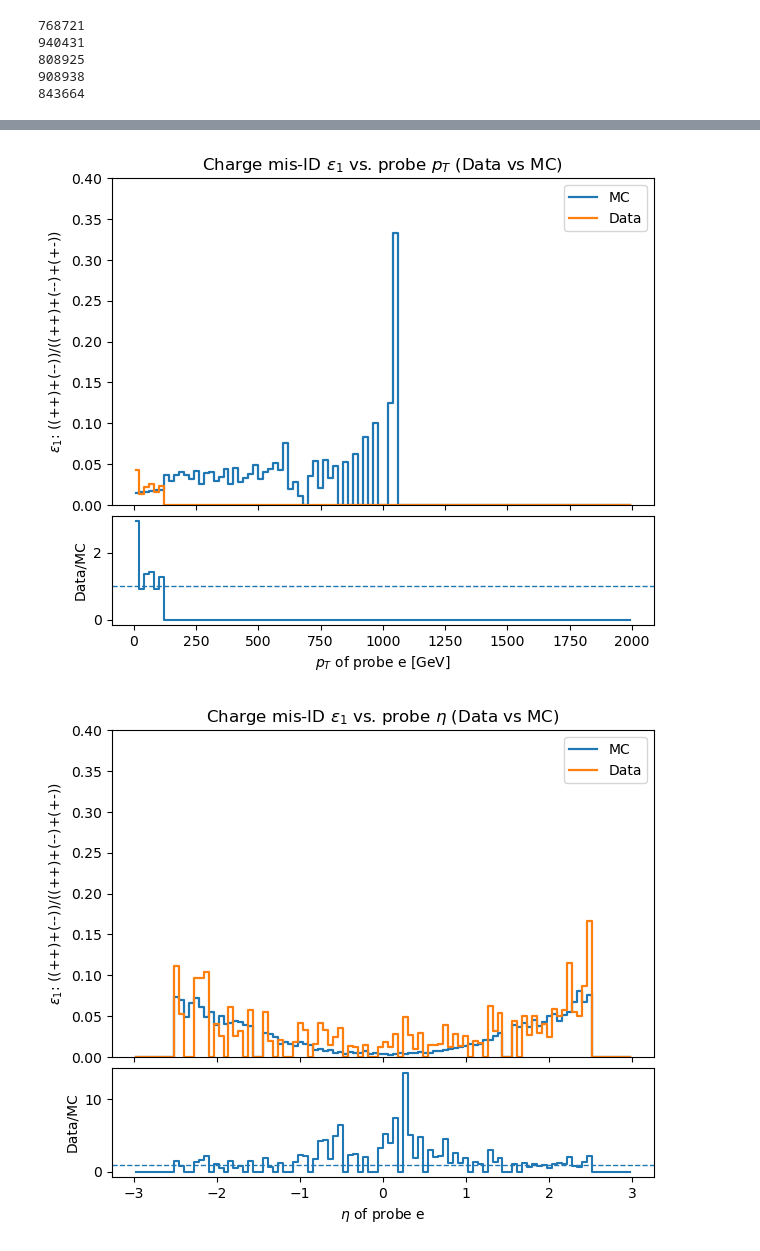
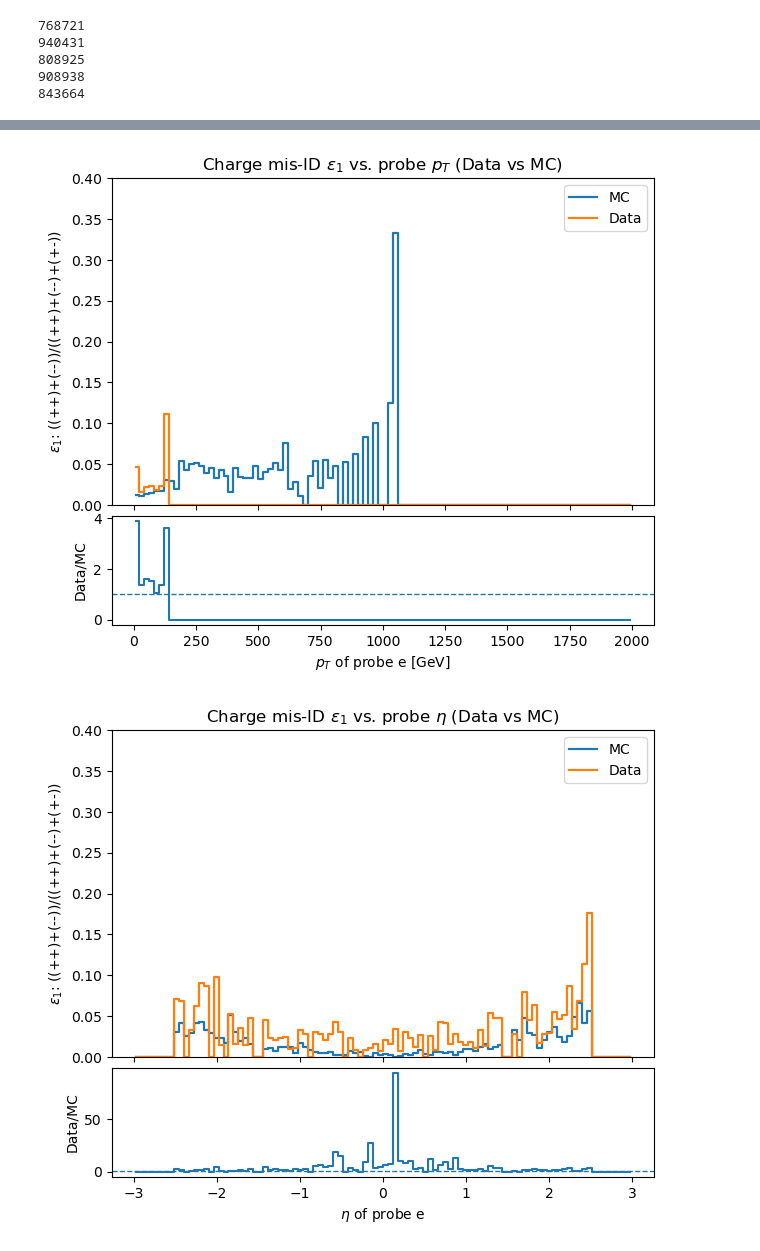
Before and after one commit to XinyiXu03/CMS_Suu_charge_misID, a Jupyter notebook: charge_misID_fraction.ipynb, the cells around one changed output, grey strips where cells are left out. Saved outputs shown, nothing was run; the diff lists cells and outputs as text; code cells hidden in the pictures.

```diff
--- a/charge_misID_fraction.ipynb
+++ b/charge_misID_fraction.ipynb
@@ -634,11 +726,18 @@ plot_pt(mc_eta_probe, data_eta_probe, "eta of probe e")
 # %%
 #Flatten the arrays first (original:[event][tag][what we want]; now:[.,.,.,.])
 
-#for MC
+'''
 mc_q_tag    = ak.to_numpy(ak.flatten(ds_mc["tags"].charge,   axis=None))
 mc_q_probe  = ak.to_numpy(ak.flatten(ds_mc["probes"].charge, axis=None))
 mc_pt_probe = ak.to_numpy(ak.flatten(ds_mc["probes"].pt,    axis=None))
 mc_eta_probe = ak.to_numpy(ak.flatten(ds_mc["probes"].superclusterEta,    axis=None))
+'''
+
+mc_q_tag, mc_q_tag_w = weight_flat("tags", "charge")
+mc_q_probe, mc_q_probe_w = weight_flat("probes", "charge")
+
+# the weights should always be the same so define it here once
+w = mc_pt_probe_w
 
 # Masks
 mc_m_pp = (mc_q_tag > 0) & (mc_q_probe > 0)
@@ -650,18 +749,22 @@ mc_n_pp = int(np.sum(mc_m_pp))
 mc_n_mm = int(np.sum(mc_m_mm))
 mc_n_pm = int(np.sum(mc_m_pm))
 
+mc_n_pp_w = float(np.sum(w[mc_m_pp]))
+mc_n_mm_w = float(np.sum(w[mc_m_mm]))
+mc_n_pm_w = float(np.sum(w[mc_m_pm]))
+
 print("for MC")
-print("++ rows:", mc_n_pp)
-print("-- rows:", mc_n_mm)
-print("+- rows:", mc_n_pm)
+print("++ rows:", "unweighted", mc_n_pp, " weighted", mc_n_pp_w)
+print("-- rows:", "unweighted", mc_n_mm, " weighted", mc_n_mm_w)
+print("+- rows:", "unweighted", mc_n_pm, " weighted", mc_n_pm_w)
 
 
 
 #for data
 data_q_tag    = ak.to_numpy(ak.flatten(ds_data["tags"].charge,   axis=None))
 data_q_probe  = ak.to_numpy(ak.flatten(ds_data["probes"].charge, axis=None))
-data_pt_probe = ak.to_numpy(ak.flatten(ds_data["probes"].pt,    axis=None))
-data_eta_probe = ak.to_numpy(ak.flatten(ds_data["probes"].superclusterEta,    axis=None))
+#data_pt_probe = ak.to_numpy(ak.flatten(ds_data["probes"].pt,    axis=None))
+#data_eta_probe = ak.to_numpy(ak.flatten(ds_data["probes"].superclusterEta,    axis=None))
 
 # Masks
 data_m_pp = (data_q_tag > 0) & (data_q_probe > 0)
@@ -696,9 +799,9 @@ mc_cut_pp = (mc_q_tag > 0) & (mc_q_probe > 0)
 mc_cut_mm = (mc_q_tag < 0) & (mc_q_probe < 0)
 mc_cut_pm = ((mc_q_tag > 0) & (mc_q_probe < 0)) | ((mc_q_tag < 0) & (mc_q_probe > 0))
 
-mc_pp_pt, _ = np.histogram(mc_pt_probe[mc_cut_pp], bins=bins_pt)
-mc_mm_pt, _ = np.histogram(mc_pt_probe[mc_cut_mm], bins=bins_pt)
-mc_pm_pt, _ = np.histogram(mc_pt_probe[mc_cut_pm], bins=bins_pt)
+mc_pp_pt, _ = np.histogram(mc_pt_probe[mc_cut_pp], bins=bins_pt, weights=w[mc_cut_pp])
+mc_mm_pt, _ = np.histogram(mc_pt_probe[mc_cut_mm], bins=bins_pt, weights=w[mc_cut_mm])
+mc_pm_pt, _ = np.histogram(mc_pt_probe[mc_cut_pm], bins=bins_pt, weights=w[mc_cut_pm])
 
 mc_same_pt = mc_pp_pt + mc_mm_pt
 mc_tot_pt  = mc_same_pt + mc_pm_pt
@@ -745,16 +848,16 @@ plt.setp(ax.get_xticklabels(), visible=False)
 plt.tight_layout()
 plt.show()
 # %% [output]
-[figure, old version]
+[figure, new version]
 # %%
 # factor vs. eta
 bins_eta = np.linspace(-3, 3, 101)
 centers_eta = 0.5 * (bins_eta[1:] + bins_eta[:-1])
 
 #for mc
-mc_pp_eta, _ = np.histogram(mc_eta_probe[mc_cut_pp], bins=bins_eta)
-mc_mm_eta, _ = np.histogram(mc_eta_probe[mc_cut_mm], bins=bins_eta)
-mc_pm_eta, _ = np.histogram(mc_eta_probe[mc_cut_pm], bins=bins_eta)
+mc_pp_eta, _ = np.histogram(mc_eta_probe[mc_cut_pp], bins=bins_eta, weights=w[mc_cut_pp])
+mc_mm_eta, _ = np.histogram(mc_eta_probe[mc_cut_mm], bins=bins_eta, weights=w[mc_cut_mm])
+mc_pm_eta, _ = np.histogram(mc_eta_probe[mc_cut_pm], bins=bins_eta, weights=w[mc_cut_pm])
 
 mc_same_eta = mc_pp_eta + mc_mm_eta
 mc_tot_eta  = mc_same_eta + mc_pm_eta
@@ -766,34 +869,34 @@ data_mm_eta, _ = np.histogram(data_eta_probe[data_cut_mm], bins=bins_eta)
 data_pm_eta, _ = np.histogram(data_eta_probe[data_cut_pm], bins=bins_eta)
 
 data_same_eta = data_pp_eta + data_mm_eta
 data_tot_eta  = data_same_eta + data_pm_eta
 data_ratio_eta = np.divide(data_same_eta, data_tot_eta, out=np.zeros_like(data_same_eta, dtype=float), where=data_tot_eta > 0)
 
 ratio_eta = np.divide(data_ratio_eta, mc_ratio_eta, out=np.zeros_like(data_ratio_eta, dtype=float), where=mc_ratio_eta>0)
 
 fig = plt.figure(figsize=(7, 5.8))
 gs = fig.add_gridspec(2, 1, height_ratios=[3, 1], hspace=0.05)
 ax  = fig.add_subplot(gs[0])
 rax = fig.add_subplot(gs[1], sharex=ax)
 
 ax.step(centers_eta, mc_ratio_eta,   where="mid", linewidth=1.6, label="MC")
 ax.step(centers_eta, data_ratio_eta, where="mid", linewidth=1.6, label="Data")
 ax.set_ylim(0, 0.4)
 ax.set_ylabel(r"$\epsilon_1$: ((++)+(--))/((++)+(--)+(+-))")
 ax.set_title(r"Charge mis-ID $\epsilon_1$ vs. probe $\eta$ (Data vs MC)")
 ax.legend()
 
 rax.axhline(1.0, linestyle="--", linewidth=1)
 rax.step(centers_eta, ratio_eta, where="mid")
 rax.set_ylabel("Data/MC")
 rax.set_xlabel(r"$\eta$ of probe e")
 #rax.set_ylim(0, 1.1)
 
 plt.setp(ax.get_xticklabels(), visible=False)
 plt.tight_layout()
 plt.show()
 # %% [output]
-[figure, old version]
+[figure, new version]
 # %%
 # check pT and eta distribution of the probe e
 import numpy as np
```
Also changed, not shown: parts of 18 cells of this notebook.
